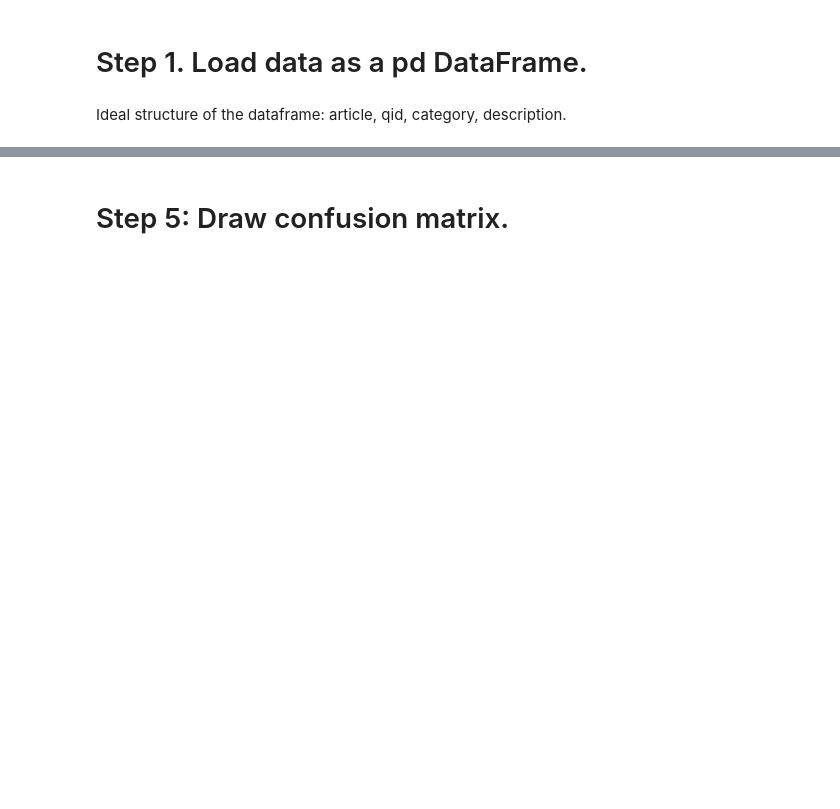
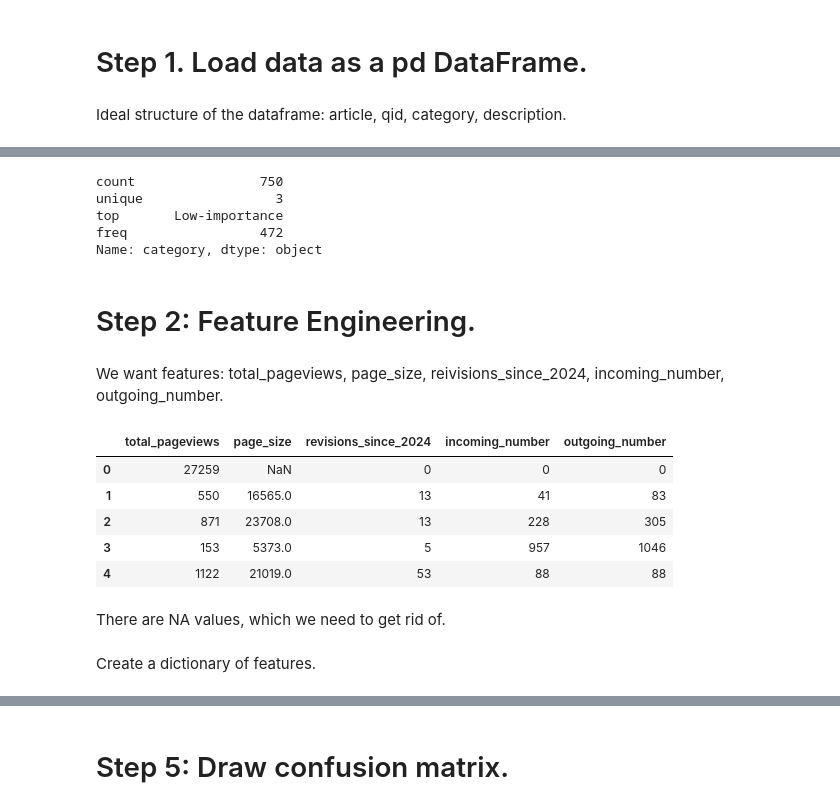
Before and after one commit to Wellesley-CS234/cs-234-final-project-part-2-crystalzhaozj, a Jupyter notebook: 3. text_classification.ipynb, the cells around one changed output, grey strips where cells are left out. Saved outputs shown, nothing was run; the diff lists cells and outputs as text; code cells hidden in the pictures; blank space fills up the shorter version.

```diff
--- a/3. text_classification.ipynb
+++ b/3. text_classification.ipynb
@@ -24,2 +22,0 @@ df.tail()
-# %%
-df = df.rename(columns = {"category": "ground_truth_label"})
@@ -36,0 +32,25 @@ Add a column, "sequence", to train the model on this data and its corresponding
+# %%
+classifier_df = df[df['category'] != 'Unknown-importance']
+classifier_df.category.describe()
+# %% [output]
+count                750
+unique                 3
+top       Low-importance
+freq                 472
+Name: category, dtype: object
+# %% [markdown]
+# Step 2: Feature Engineering.
+# %% [markdown]
+We want features: total_pageviews, page_size, reivisions_since_2024, incoming_number, outgoing_number.
+# %%
+onlyFeatures = classifier_df[["total_pageviews", "page_size", "incoming_links", "outgoing_links", "num_editors", "article_age", "total_revisions", "total_translations", "unique_days_viewed"]]
+onlyFeatures.head()
+# %% [output]
+|  | total_pageviews | page_size | revisions_since_2024 | incoming_number | outgoing_number |
+| 0 | 27259 | NaN | 0 | 0 | 0 |
+| 1 | 550 | 16565.0 | 13 | 41 | 83 |
+| 2 | 871 | 23708.0 | 13 | 228 | 305 |
+| 3 | 153 | 5373.0 | 5 | 957 | 1046 |
+| 4 | 1122 | 21019.0 | 53 | 88 | 88 |
+# %% [markdown]
+There are NA values, which we need to get rid of.
@@ -36,0 +59,2 @@ Add a column, "sequence", to train the model on this data and its corresponding
+# %% [markdown]
+Create a dictionary of features.
```
Also changed, not shown: parts of 58 cells of this notebook, 11 other files.
